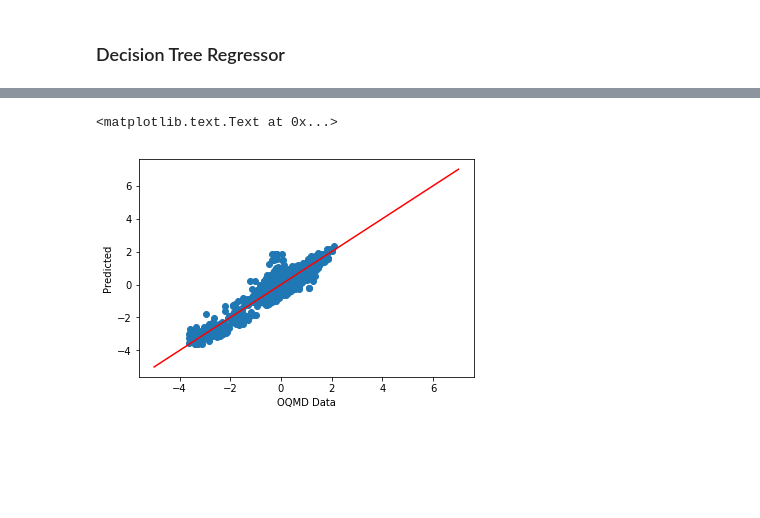
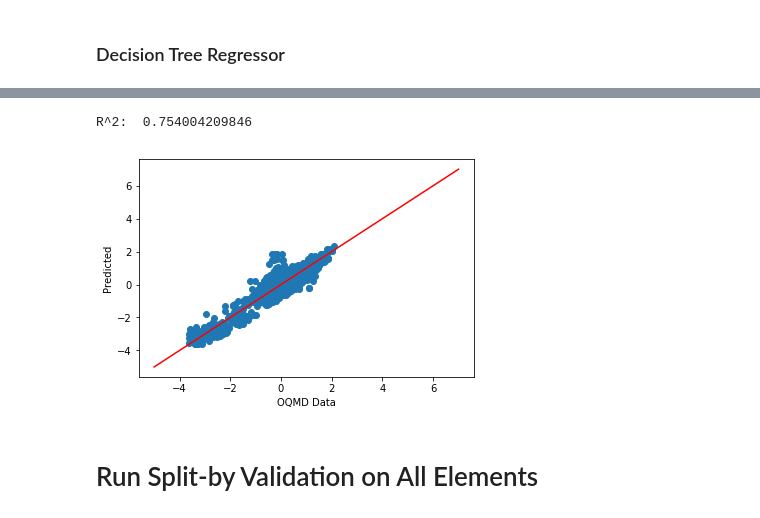
Before and after one commit to aaggarw99/WardElementFracBenchmark, a Jupyter notebook: EnthalpyDelta.ipynb, the cells around one changed output, grey strips where cells are left out. Drawn from its saved outputs; the diff is of its cells as text; code cells hidden in the pictures; blank space fills up the shorter version.

```diff
--- a/EnthalpyDelta.ipynb
+++ b/EnthalpyDelta.ipynb
@@ -216,6 +233,13 @@ plt.ylabel("Predicted")
 # %% [markdown]
 ### Decision Tree Regressor
 # %%
-dt_model = DecisionTreeRegressor()
-dt_model.fit(without.drop(cols_to_drop, axis=1), delta_e_without)
-dt_prediction = dt_model.predict(with_.drop(cols_to_drop, axis=1))
+def dtr(without, with_, delta_e_without, delta_e_with):
+    dt_model = DecisionTreeRegressor()
+    dt_model.fit(without.drop(cols_to_drop, axis=1), delta_e_without)
+    dt_prediction = dt_model.predict(with_.drop(cols_to_drop, axis=1))
+    print("R^2: ", dt_model.score(with_.drop(cols_to_drop, axis=1), delta_e_with))
+    plt.scatter(delta_e_with, dt_prediction)
+    plt.plot(range(-5, 8), range(-5, 8), 'r')
+    plt.xlabel("OQMD Data")
+    plt.ylabel("Predicted")
+    plt.show()
@@ -226,8 +246,7 @@ dt_model.score(with_.drop(cols_to_drop, axis=1), delta_e_with)
-# %%
-plt.scatter(delta_e_with, dt_prediction)
-plt.plot(range(-5, 8), range(-5, 8), 'r')
-plt.xlabel("OQMD Data")
-plt.ylabel("Predicted")
-# %% [output]
-<matplotlib.text.Text at 0x...>
-[figure, removed]
+# %%
+dtr(without, with_, delta_e_without, delta_e_with)
+# %% [output]
+R^2:  0.754004209846
+[figure, added]
+# %% [markdown]
+# Run Split-by Validation on All Elements
```
Also changed, not shown: parts of 21 cells of this notebook.
